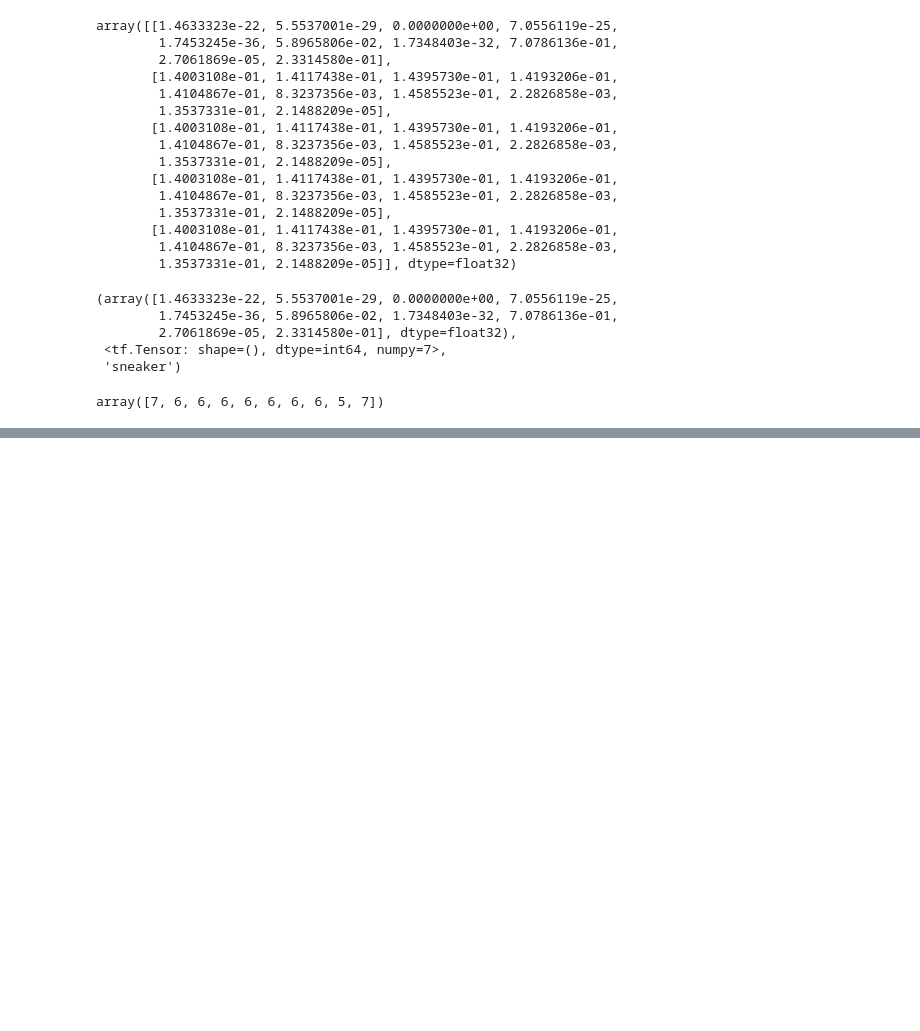
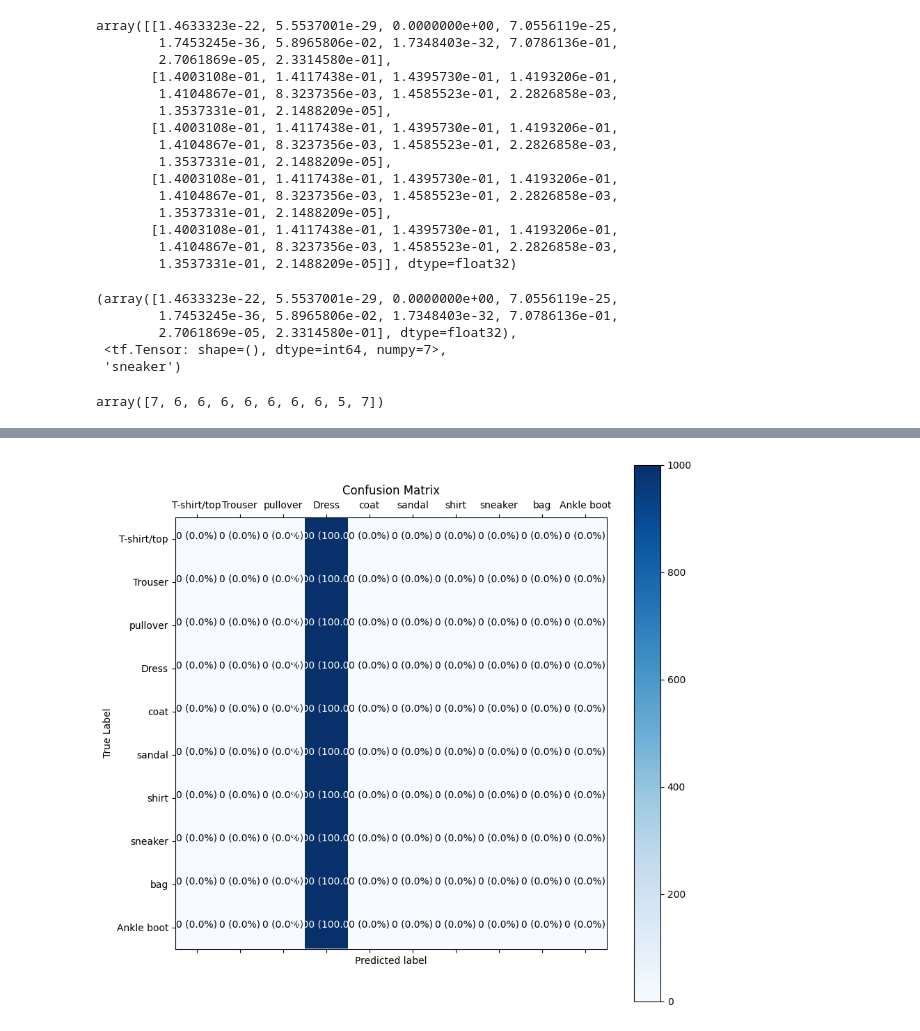
Before and after one commit to nushuhu51-ux/TENSORFLOW-FULL-COURSE-FOR-DEEP-LEARNING, a Jupyter notebook: 02_neural_network_classification_with_tensorFlow.ipynb, the cells around one changed output, grey strips where cells are left out. Saved outputs shown, nothing was run; the diff lists cells and outputs as text; code cells hidden in the pictures; blank space fills up the shorter version.

```diff
--- a/02_neural_network_classification_with_tensorFlow.ipynb
+++ b/02_neural_network_classification_with_tensorFlow.ipynb
@@ -1408,0 +1428,4 @@ array([7, 6, 6, 6, 6, 6, 6, 6, 5, 7])
+# %%
+from tensorflow.keras.datasets import mnist
+
+(_, _), (x_test, y_test) = mnist.load_data()
@@ -1408,0 +1435,2 @@ array([7, 6, 6, 6, 6, 6, 6, 6, 5, 7])
+# %%
+x_test = x_test / 255.0
@@ -1408,0 +1548,17 @@ array([7, 6, 6, 6, 6, 6, 6, 6, 5, 7])
+# %%
+from sklearn.metrics import confusion_matrix
+import numpy as np
+
+# Make sure input shape is correct BEFORE predict
+x_test = x_test.reshape(-1, 28, 28)   # or (-1, 784) depending on model
+
+# Predict
+y_preds = model_14.predict(x_test)
+
+# Convert to class labels
+y_preds = np.argmax(y_preds, axis=1)
+
+# Confusion matrix
+cm = confusion_matrix(y_test, y_preds)
+
+print(cm)
@@ -1408,0 +1577,9 @@ array([7, 6, 6, 6, 6, 6, 6, 6, 5, 7])
+# %%
+# make a prettier confusion matrix
+make_confusion_matrix(y_true=test_labels,
+                      y_pred=y_preds,
+                      classes=class_name,
+
+                      text_size=10)
+# %% [output]
+[figure, added]
```
Also changed, not shown: parts of 8 cells of this notebook.
